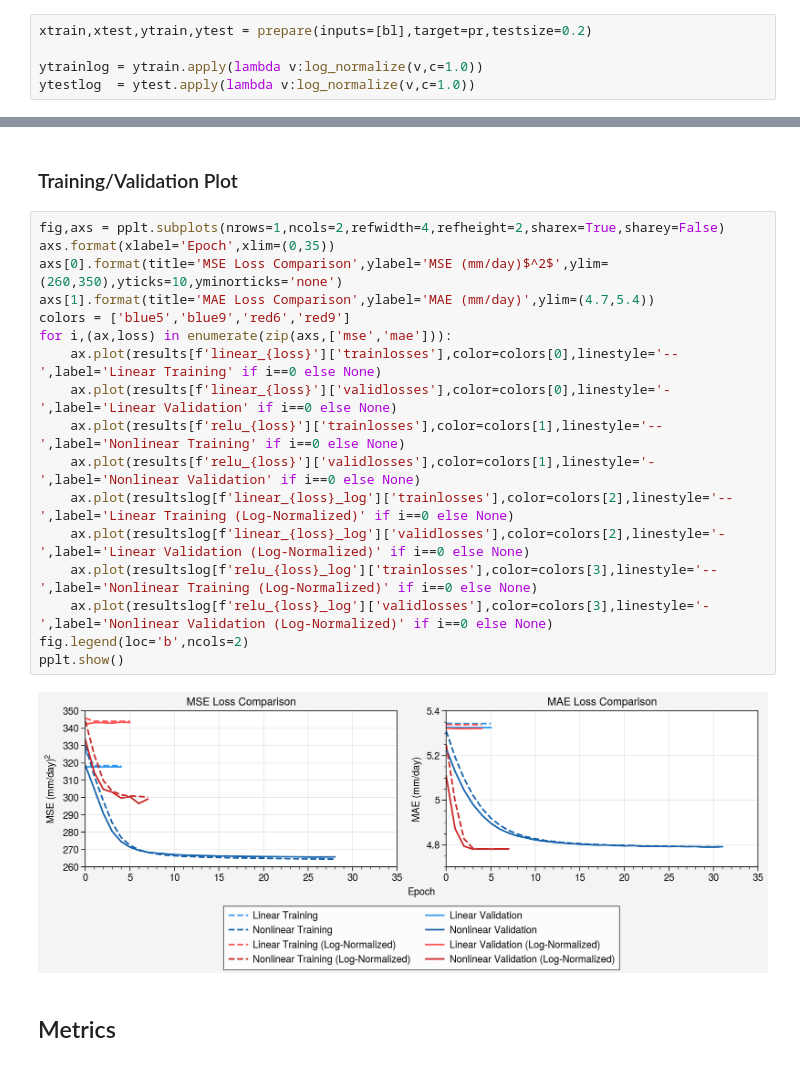
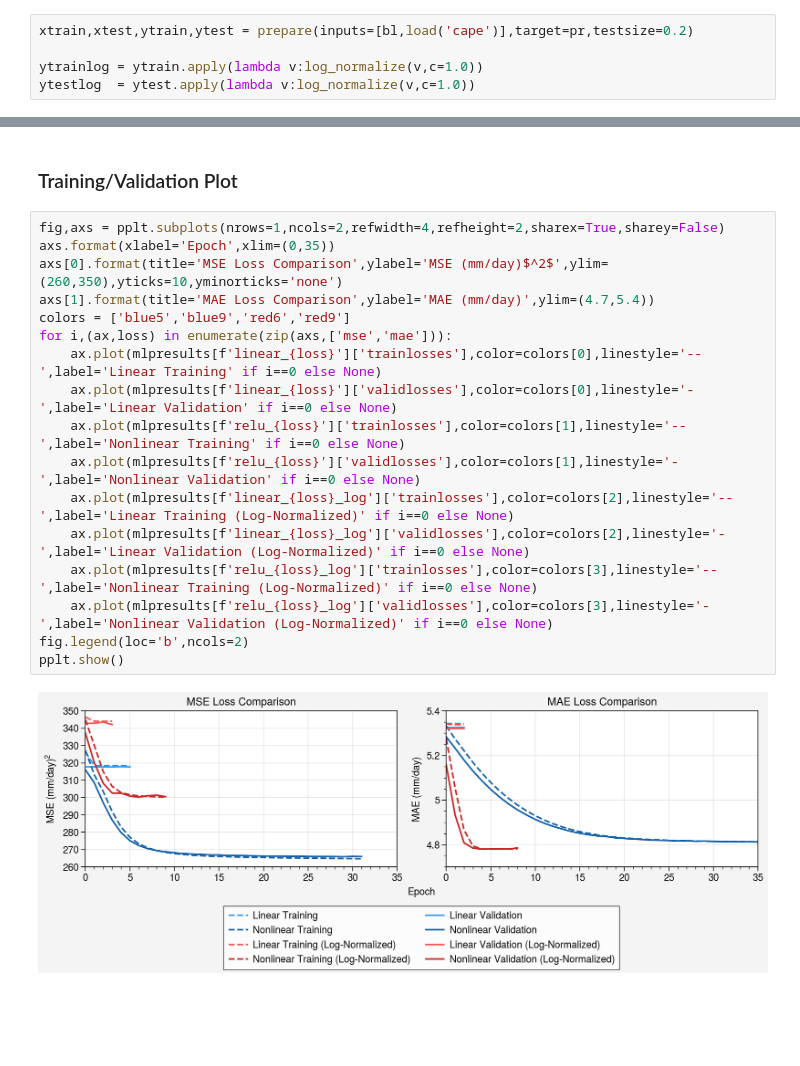
Before and after one commit to savannahferretti/monsoon-sr, a Jupyter notebook: notebooks/both.ipynb, the cells around one changed output, grey strips where cells are left out. Drawn from its saved outputs; the diff is of its cells as text; blank space fills up the shorter version.

```diff
--- a/notebooks/both.ipynb
+++ b/notebooks/both.ipynb
@@ -113,7 +113,7 @@ pplt.show()
 # %% [markdown]
 ## Split Data
 # %%
-xtrain,xtest,ytrain,ytest = prepare(inputs=[bl],target=pr,testsize=0.2)
+xtrain,xtest,ytrain,ytest = prepare(inputs=[bl,load('cape')],target=pr,testsize=0.2)
 
 ytrainlog = ytrain.apply(lambda v:log_normalize(v,c=1.0))
 ytestlog  = ytest.apply(lambda v:log_normalize(v,c=1.0))
@@ -504,21 +448,19 @@ Model saved as: best_model_relu_mae_log.pth
 # %%
 fig,axs = pplt.subplots(nrows=1,ncols=2,refwidth=4,refheight=2,sharex=True,sharey=False)
 axs.format(xlabel='Epoch',xlim=(0,35))
 axs[0].format(title='MSE Loss Comparison',ylabel='MSE (mm/day)$^2$',ylim=(260,350),yticks=10,yminorticks='none')
 axs[1].format(title='MAE Loss Comparison',ylabel='MAE (mm/day)',ylim=(4.7,5.4))
 colors = ['blue5','blue9','red6','red9']
 for i,(ax,loss) in enumerate(zip(axs,['mse','mae'])):
-    ax.plot(results[f'linear_{loss}']['trainlosses'],color=colors[0],linestyle='--',label='Linear Training' if i==0 else None)
-    ax.plot(results[f'linear_{loss}']['validlosses'],color=colors[0],linestyle='-',label='Linear Validation' if i==0 else None)
-    ax.plot(results[f'relu_{loss}']['trainlosses'],color=colors[1],linestyle='--',label='Nonlinear Training' if i==0 else None)
-    ax.plot(results[f'relu_{loss}']['validlosses'],color=colors[1],linestyle='-',label='Nonlinear Validation' if i==0 else None)
-    ax.plot(resultslog[f'linear_{loss}_log']['trainlosses'],color=colors[2],linestyle='--',label='Linear Training (Log-Normalized)' if i==0 else None)
-    ax.plot(resultslog[f'linear_{loss}_log']['validlosses'],color=colors[2],linestyle='-',label='Linear Validation (Log-Normalized)' if i==0 else None)
-    ax.plot(resultslog[f'relu_{loss}_log']['trainlosses'],color=colors[3],linestyle='--',label='Nonlinear Training (Log-Normalized)' if i==0 else None)
-    ax.plot(resultslog[f'relu_{loss}_log']['validlosses'],color=colors[3],linestyle='-',label='Nonlinear Validation (Log-Normalized)' if i==0 else None)
+    ax.plot(mlpresults[f'linear_{loss}']['trainlosses'],color=colors[0],linestyle='--',label='Linear Training' if i==0 else None)
+    ax.plot(mlpresults[f'linear_{loss}']['validlosses'],color=colors[0],linestyle='-',label='Linear Validation' if i==0 else None)
+    ax.plot(mlpresults[f'relu_{loss}']['trainlosses'],color=colors[1],linestyle='--',label='Nonlinear Training' if i==0 else None)
+    ax.plot(mlpresults[f'relu_{loss}']['validlosses'],color=colors[1],linestyle='-',label='Nonlinear Validation' if i==0 else None)
+    ax.plot(mlpresults[f'linear_{loss}_log']['trainlosses'],color=colors[2],linestyle='--',label='Linear Training (Log-Normalized)' if i==0 else None)
+    ax.plot(mlpresults[f'linear_{loss}_log']['validlosses'],color=colors[2],linestyle='-',label='Linear Validation (Log-Normalized)' if i==0 else None)
+    ax.plot(mlpresults[f'relu_{loss}_log']['trainlosses'],color=colors[3],linestyle='--',label='Nonlinear Training (Log-Normalized)' if i==0 else None)
+    ax.plot(mlpresults[f'relu_{loss}_log']['validlosses'],color=colors[3],linestyle='-',label='Nonlinear Validation (Log-Normalized)' if i==0 else None)
 fig.legend(loc='b',ncols=2)
 pplt.show()
 # %% [output]
-[figure, old version]
+[figure, new version]
-# %% [markdown]
-## Metrics
```
Also changed, not shown: parts of 26 cells of this notebook, 16 other files.
